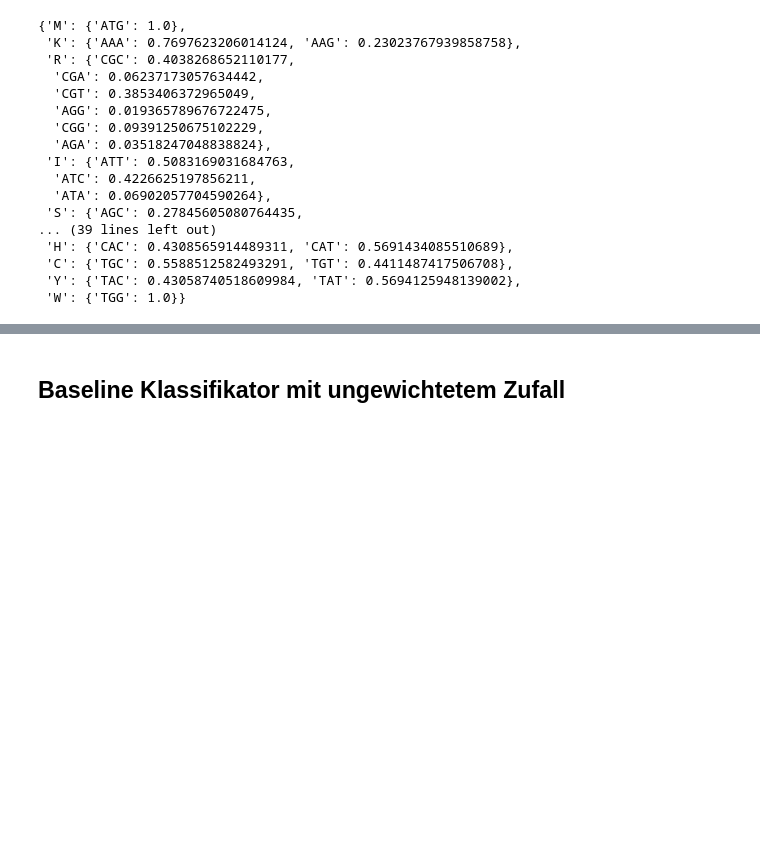
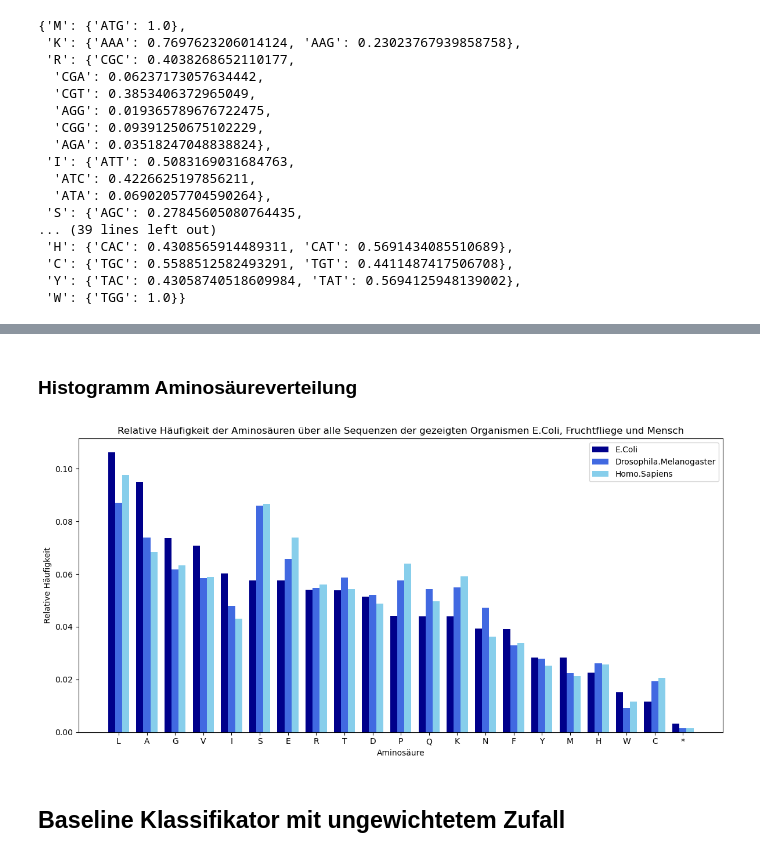
Before and after one commit to maxikuehn/PMDS_Codons, a Jupyter notebook: notebooks/Baseline_Classificators.ipynb, the cells around one changed output, grey strips where cells are left out. Drawn from its saved outputs; the diff is of its cells as text; code cells hidden in the pictures; blank space fills up the shorter version.

```diff
--- a/notebooks/Baseline_Classificators.ipynb
+++ b/notebooks/Baseline_Classificators.ipynb
@@ -178,3 +232,51 @@ codon_amino_acid_frequencies
+# %% [markdown]
+### Histogramm Aminosäureverteilung
+# %%
+def plot_relative_frequency(codon_amino_acid_frequencies, organism_names):
+    # Colors for each organism
+    colors = ['darkblue', '#4169e1', 'skyblue']
+
+    # Dictionary to store relative frequencies for each organism
+    relative_frequencies = {}
+
+    # Calculate relative frequencies for each organism
+    for organism_name in organism_names:
+        total_codons = codon_amino_acid_frequencies[organism_name]['total']
+        amino_acids = {amino_acid: (codon_amino_acid_frequencies[organism_name][amino_acid]['total'] / total_codons) for amino_acid in codon_amino_acid_frequencies[organism_name] if amino_acid != 'total'}
+        relative_frequencies[organism_name] = amino_acids
+
+    # Sort amino acids based on their frequencies in E.Coli
+    sorted_amino_acids = sorted(relative_frequencies[organism_names[0]].items(), key=lambda item: item[1], reverse=True)
+
+    # Plotting
+    plt.figure(figsize=(12, 6))
+    bar_width = 0.25  # Width of each bar
+
+    for i, (amino_acid, _) in enumerate(sorted_amino_acids):
+        x = [i + j * bar_width for j in range(len(organism_names))]  # X coordinates for each organism's bars
+
+        for j, organism_name in enumerate(organism_names):
+            frequency = relative_frequencies[organism_name].get(amino_acid, 0)  # Get relative frequency, default to 0 if not present
+            plt.bar(x[j], frequency, color=colors[j], width=bar_width, label=organism_name if i == 0 else None)
+
+    # Set x-axis labels and title
+    plt.xlabel('Aminosäure')
+    plt.ylabel('Relative Häufigkeit')
+    plt.title('Relative Häufigkeit der Aminosäuren über alle Sequenzen der gezeigten Organismen E.Coli, Fruchtfliege und Mensch')
+
+    # Set x-axis tick labels to amino acids
+    plt.xticks([i + (len(organism_names) - 1) * bar_width / 2 for i in range(len(sorted_amino_acids))],
+               [amino_acid for amino_acid, _ in sorted_amino_acids])
+
+    # Add legend
+    plt.legend()
+
+    plt.tight_layout()
+    plt.show()
+# %%
+plot_relative_frequency(codon_amino_acid_frequencies, organisms)
+# %% [output]
+[figure, added]
 # %% [markdown]
 ## Baseline Klassifikator mit ungewichtetem Zufall
 # %% [markdown]
```
Also changed, not shown: parts of 28 cells of this notebook, 6 other files.
